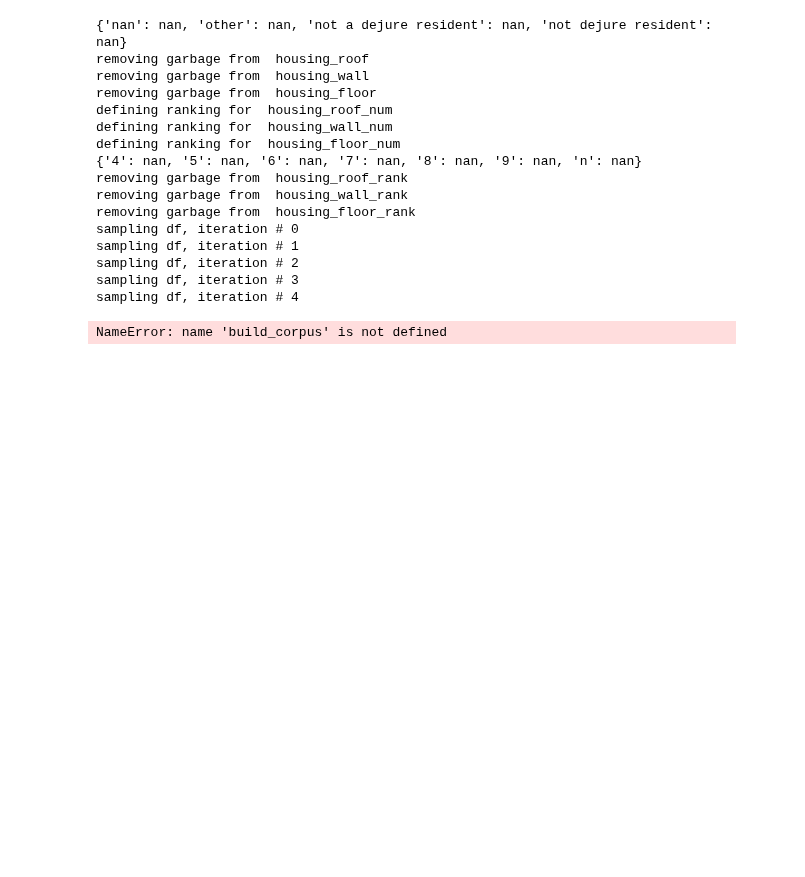
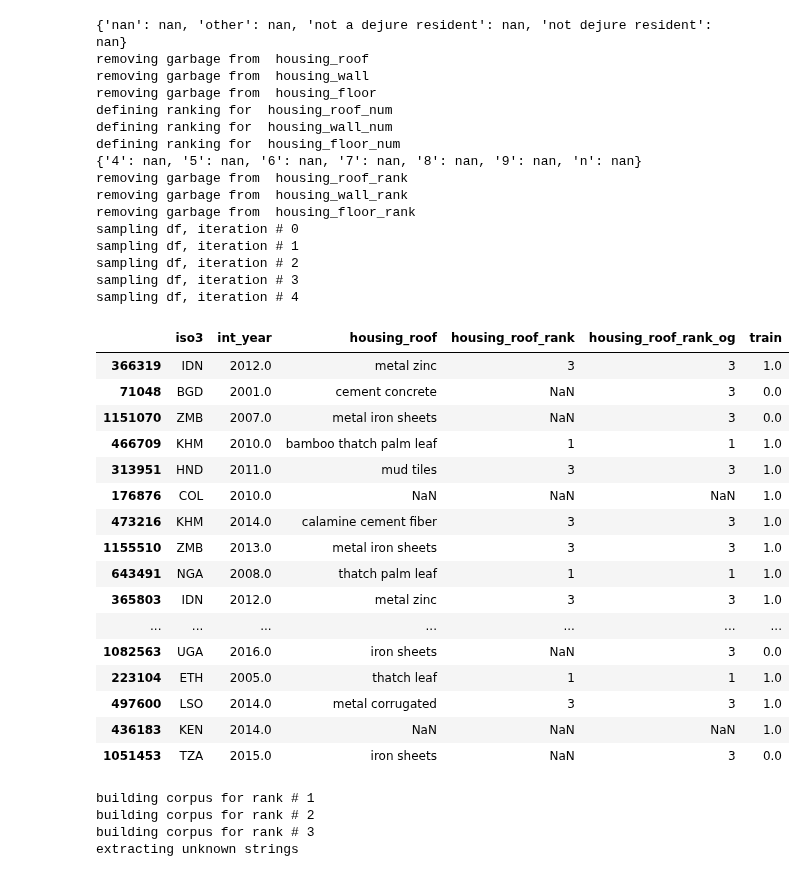
Before and after one commit to rfcai/hpc-housing-quality, a Jupyter notebook: hp_classify/sandbox.ipynb, the cells around one changed output. Drawn from its saved outputs; the diff is of its cells as text; code cells hidden in the pictures; blank space fills up the shorter version.

```diff
--- a/hp_classify/sandbox.ipynb
+++ b/hp_classify/sandbox.ipynb
@@ -54,7 +55,32 @@ sampling df, iteration # 1
 sampling df, iteration # 2
 sampling df, iteration # 3
 sampling df, iteration # 4
+# %%
+print_vars = ['iso3', 'int_year', 'housing_roof', 'housing_roof_rank', 'housing_roof_rank_og', 'train']
+obj = train_list[1]
+obj[print_vars].sample(50)
+# %% [output]
+|  | iso3 | int_year | housing_roof | housing_roof_rank | housing_roof_rank_og | train |
+| 366319 | IDN | 2012.0 | metal zinc | 3 | 3 | 1.0 |
+| 71048 | BGD | 2001.0 | cement concrete | NaN | 3 | 0.0 |
+| 1151070 | ZMB | 2007.0 | metal iron sheets | NaN | 3 | 0.0 |
+| 466709 | KHM | 2010.0 | bamboo thatch palm leaf | 1 | 1 | 1.0 |
+| 313951 | HND | 2011.0 | mud tiles | 3 | 3 | 1.0 |
+| 176876 | COL | 2010.0 | NaN | NaN | NaN | 1.0 |
+| 473216 | KHM | 2014.0 | calamine cement fiber | 3 | 3 | 1.0 |
+| 1155510 | ZMB | 2013.0 | metal iron sheets | 3 | 3 | 1.0 |
+| 643491 | NGA | 2008.0 | thatch palm leaf | 1 | 1 | 1.0 |
+| 365803 | IDN | 2012.0 | metal zinc | 3 | 3 | 1.0 |
+| ... | ... | ... | ... | ... | ... | ... |
+| 1082563 | UGA | 2016.0 | iron sheets | NaN | 3 | 0.0 |
+| 223104 | ETH | 2005.0 | thatch leaf | 1 | 1 | 1.0 |
+| 497600 | LSO | 2014.0 | metal corrugated | 3 | 3 | 1.0 |
+| 436183 | KEN | 2014.0 | NaN | NaN | NaN | 1.0 |
+| 1051453 | TZA | 2015.0 | iron sheets | NaN | 3 | 0.0 |
 # %%
-str_list, idk_strings = build_corpus(train_list[1], 'housing_roof_rank', 'housing_roof', ['1', '2', '3'])
+str_list, idk_strings = fz.build_corpus(train_list[1], 'housing_roof', 'housing_roof_rank', ['1', '2', '3'])
 # %% [output]
-NameError: name 'build_corpus' is not defined
+building corpus for rank # 1
+building corpus for rank # 2
+building corpus for rank # 3
+extracting unknown strings
```
Also changed, not shown: parts of 8 cells of this notebook, 2 other files.
